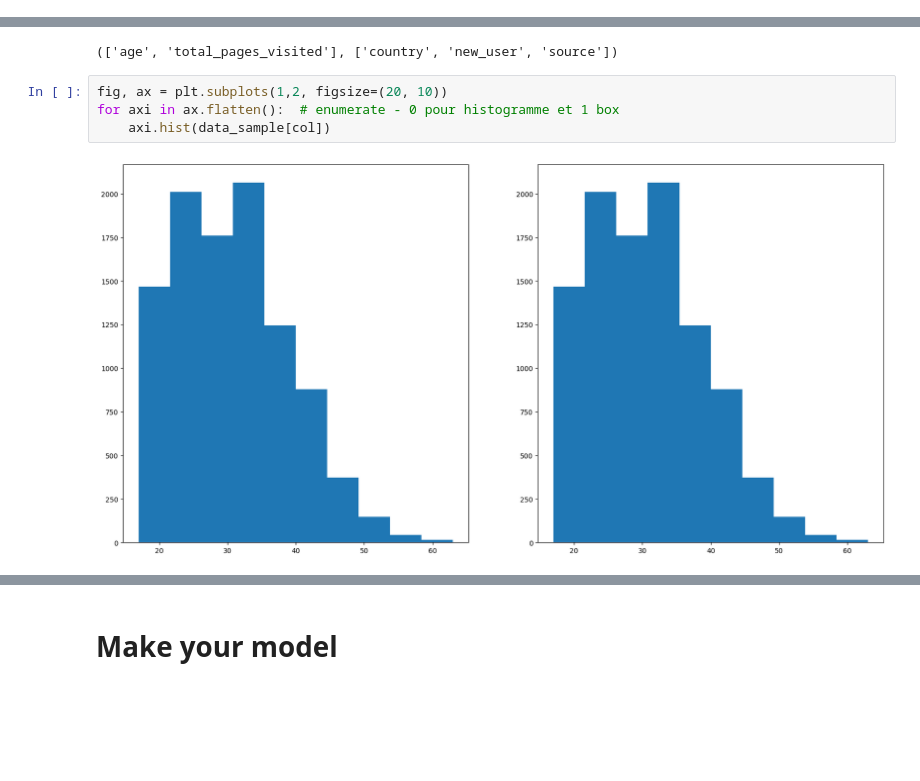
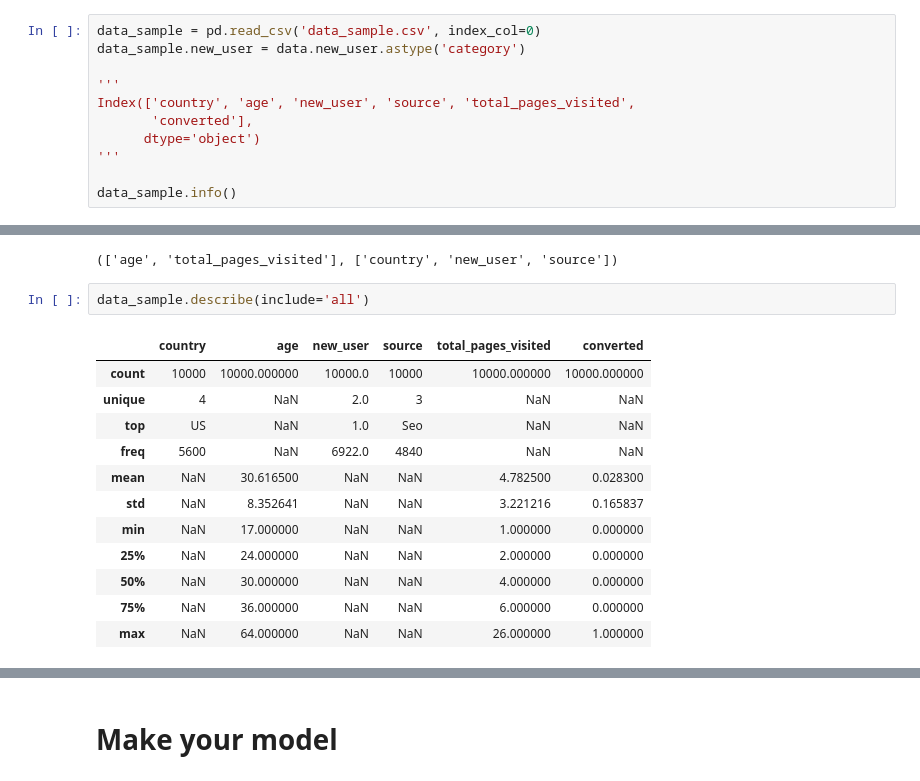
Before and after one commit to kumquat42/202311_jedha_Bloc3_ML_challenge, a Jupyter notebook: 202311_jedha_bloc3_ML_challenge.ipynb, the cells around one changed output, grey strips where cells are left out. Saved outputs shown, nothing was run; the diff lists cells and outputs as text; blank space fills up the shorter version.

```diff
--- a/202311_jedha_bloc3_ML_challenge.ipynb
+++ b/202311_jedha_bloc3_ML_challenge.ipynb
@@ -120,0 +122,11 @@ dtype: object
+# %%
+data_sample = pd.read_csv('data_sample.csv', index_col=0)
+data_sample.new_user = data.new_user.astype('category')
+
+'''
+Index(['country', 'age', 'new_user', 'source', 'total_pages_visited',
+       'converted'],
+      dtype='object')
+'''
+
+data_sample.info()
@@ -144,9 +173,18 @@ num_features = num_features[:-1]
 num_features, cat_features
 # %% [output]
 (['age', 'total_pages_visited'], ['country', 'new_user', 'source'])
-# %%
-fig, ax = plt.subplots(1,2, figsize=(20, 10))
-for axi in ax.flatten():  # enumerate - 0 pour histogramme et 1 box
-    axi.hist(data_sample[col])
-# %% [output]
-[figure, removed]
+# %%
+data_sample.describe(include='all')
+# %% [output]
+|  | country | age | new_user | source | total_pages_visited | converted |
+| count | 10000 | 10000.000000 | 10000.0 | 10000 | 10000.000000 | 10000.000000 |
+| unique | 4 | NaN | 2.0 | 3 | NaN | NaN |
+| top | US | NaN | 1.0 | Seo | NaN | NaN |
+| freq | 5600 | NaN | 6922.0 | 4840 | NaN | NaN |
+| mean | NaN | 30.616500 | NaN | NaN | 4.782500 | 0.028300 |
+| std | NaN | 8.352641 | NaN | NaN | 3.221216 | 0.165837 |
+| min | NaN | 17.000000 | NaN | NaN | 1.000000 | 0.000000 |
+| 25% | NaN | 24.000000 | NaN | NaN | 2.000000 | 0.000000 |
+| 50% | NaN | 30.000000 | NaN | NaN | 4.000000 | 0.000000 |
+| 75% | NaN | 36.000000 | NaN | NaN | 6.000000 | 0.000000 |
+| max | NaN | 64.000000 | NaN | NaN | 26.000000 | 1.000000 |
```
Also changed, not shown: parts of 30 cells of this notebook, 6 other files.
